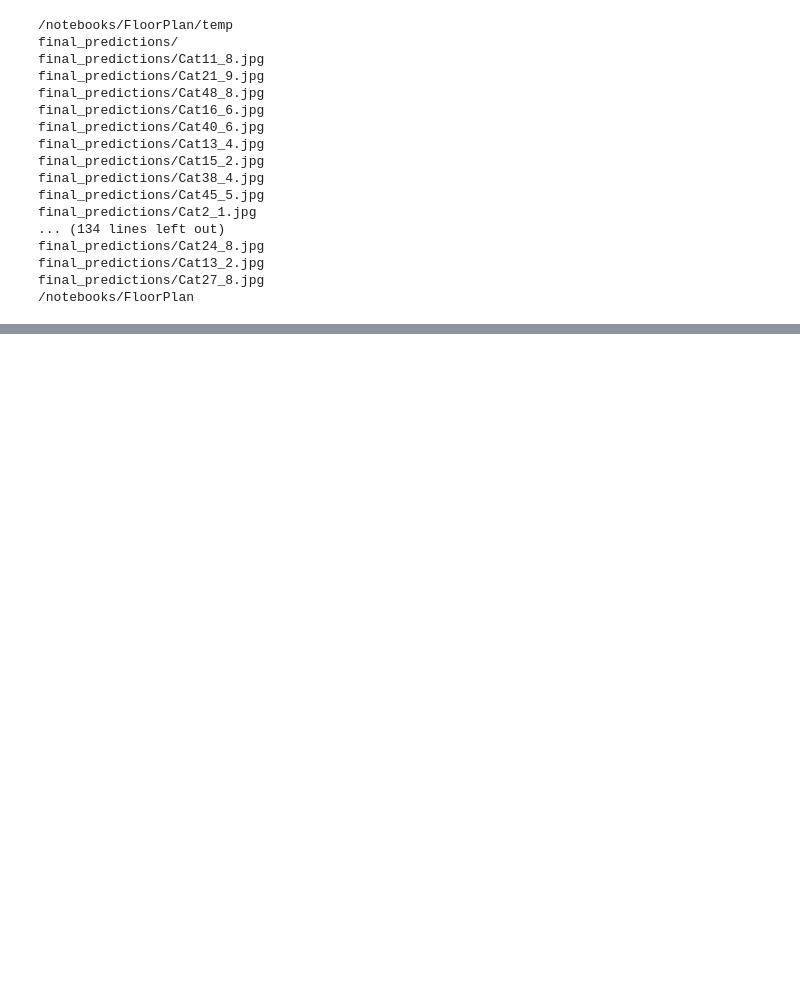
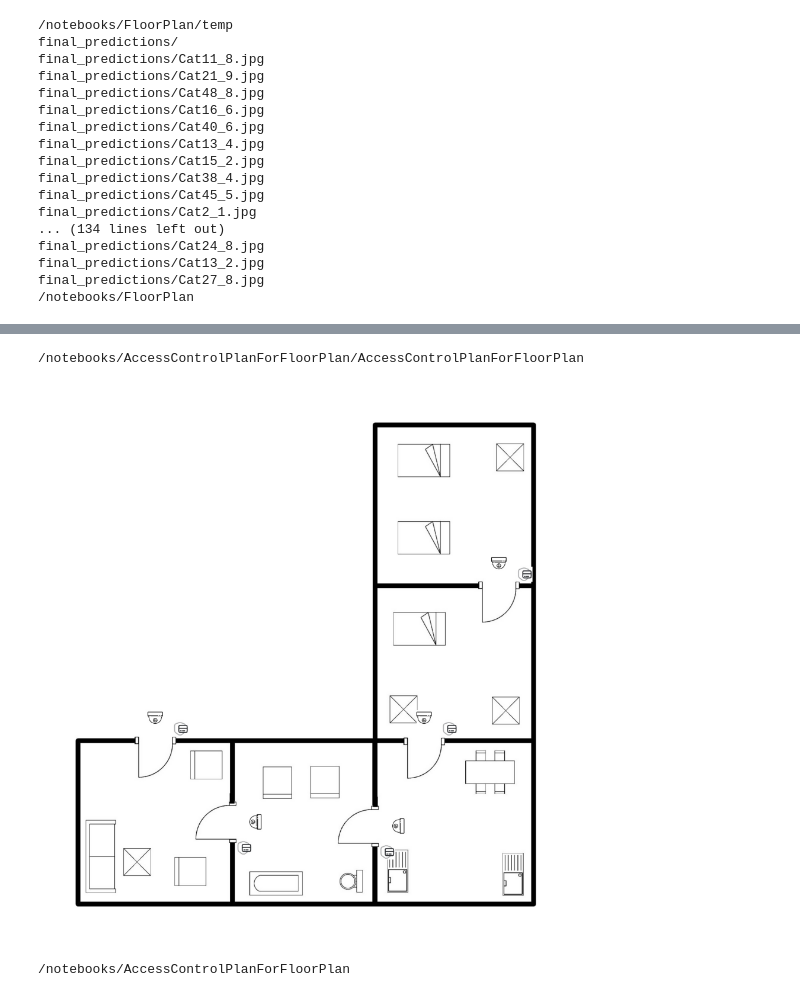
Before and after one commit to GoatWang/AccessControlPlanForFloorPlan, a Jupyter notebook: main.ipynb, the cells around one changed output, grey strips where cells are left out. Saved outputs shown, nothing was run; the diff lists cells and outputs as text; code cells hidden in the pictures; blank space fills up the shorter version.

```diff
--- a/main.ipynb
+++ b/main.ipynb
@@ -628,0 +844,13 @@ final_predictions/Cat27_8.jpg
+# %%
+%cd /notebooks/AccessControlPlanForFloorPlan/AccessControlPlanForFloorPlan
+from matplotlib import pyplot as plt
+X = plt.imread("temp/Cat46_2_pred.jpg")
+plt.figure(figsize=(12, 12))
+plt.imshow(X)
+plt.axis('off')
+plt.show()
+%cd /notebooks/AccessControlPlanForFloorPlan/
+# %% [output]
+/notebooks/AccessControlPlanForFloorPlan/AccessControlPlanForFloorPlan
+[figure, added]
+/notebooks/AccessControlPlanForFloorPlan
```
Also changed, not shown: parts of 11 cells of this notebook, 6 other files.
